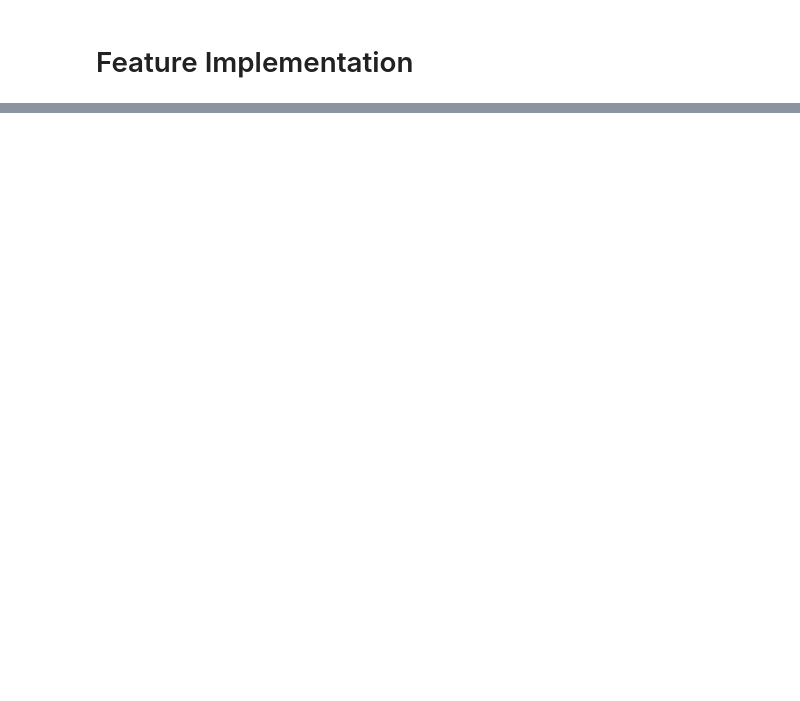
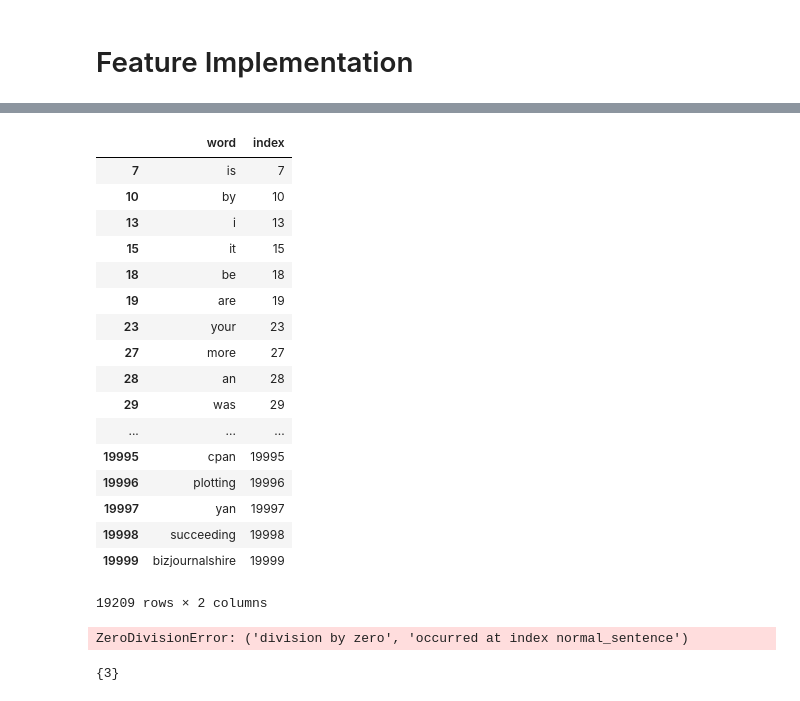
Before and after one commit to PaulOpu/TS_LossFunction, a Jupyter notebook: code/feature_experiments.ipynb, the cells around one changed output, grey strips where cells are left out. Drawn from its saved outputs; the diff is of its cells as text; code cells hidden in the pictures; blank space fills up the shorter version.

```diff
--- a/code/feature_experiments.ipynb
+++ b/code/feature_experiments.ipynb
@@ -75,0 +73,7 @@ def count_sent_length
+# %%
+with open("data/basic_english.txt","r") as f:
+    data = f.read()
+    words = data.split(" , ")
+    basic_df = pd.DataFrame(data=words,columns=["word"])
+    basic_df["index"] = range(0,len(basic_df))
+basic_df.head()
@@ -75,0 +87,35 @@ def count_sent_length
+# %%
+with open("data/20k_words.txt","r") as f:
+    data = f.read()
+    words = data.split("\n")
+    english_df = pd.DataFrame(data=words,columns=["word"])
+    english_df["index"] = range(0,len(english_df))
+    non_basic_df = english_df.loc[~english_df["word"].isin(basic_df["word"])]
+non_basic_df
+# %% [output]
+|  | word | index |
+| 7 | is | 7 |
+| 10 | by | 10 |
+| 13 | i | 13 |
+| 15 | it | 15 |
+| 18 | be | 18 |
+| 19 | are | 19 |
+| 23 | your | 23 |
+| 27 | more | 27 |
+| 28 | an | 28 |
+| 29 | was | 29 |
+| ... | ... | ... |
+| 19995 | cpan | 19995 |
+| 19996 | plotting | 19996 |
+| 19997 | yan | 19997 |
+| 19998 | succeeding | 19998 |
+| 19999 | bizjournalshire | 19999 |
+19209 rows × 2 columns
+# %%
+#how many words are not in the basic english
+df[["n_non_basic_freq","s_non_basic_freq"]] = df[[n_sent_col,s_sent_col]].applymap(
+    lambda x: len(set(x).intersection(
+        non_basic_df["word"].values))/len(set(x).intersection(
+        english_df["word"].values)))
+# %% [output]
+ZeroDivisionError: ('division by zero', 'occurred at index normal_sentence')
@@ -75,0 +124,4 @@ def count_sent_length
+# %%
+set([1,2,3]).intersection(set([3,4,5])).difference(set([4,5]))
+# %% [output]
+{3}
```
Also changed, not shown: parts of 25 cells of this notebook, 2 other files.
